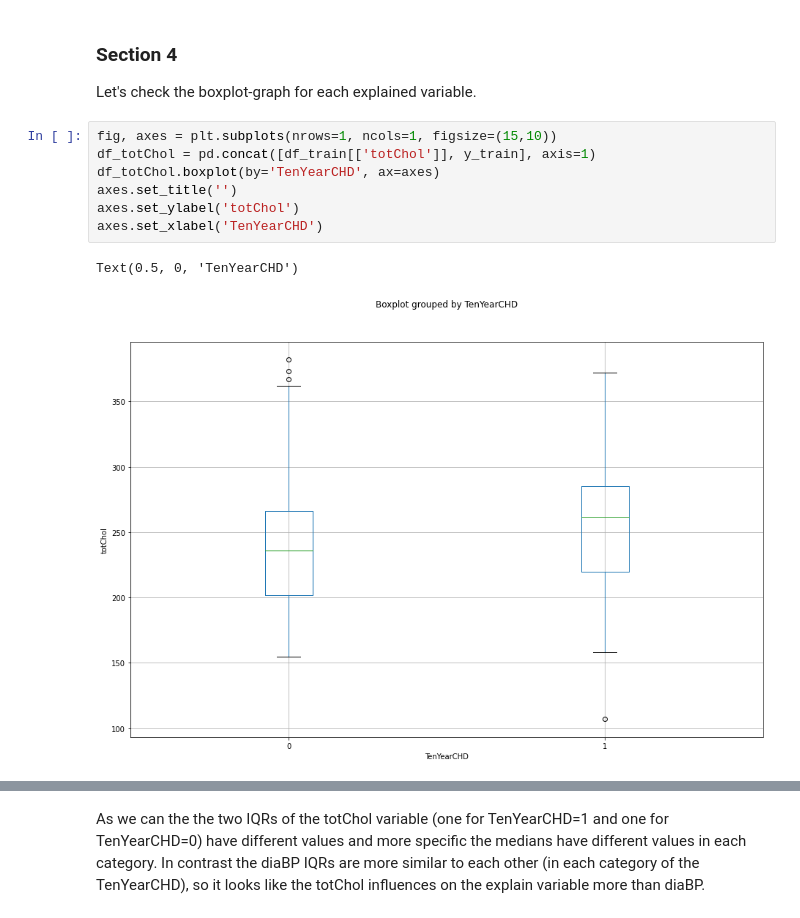
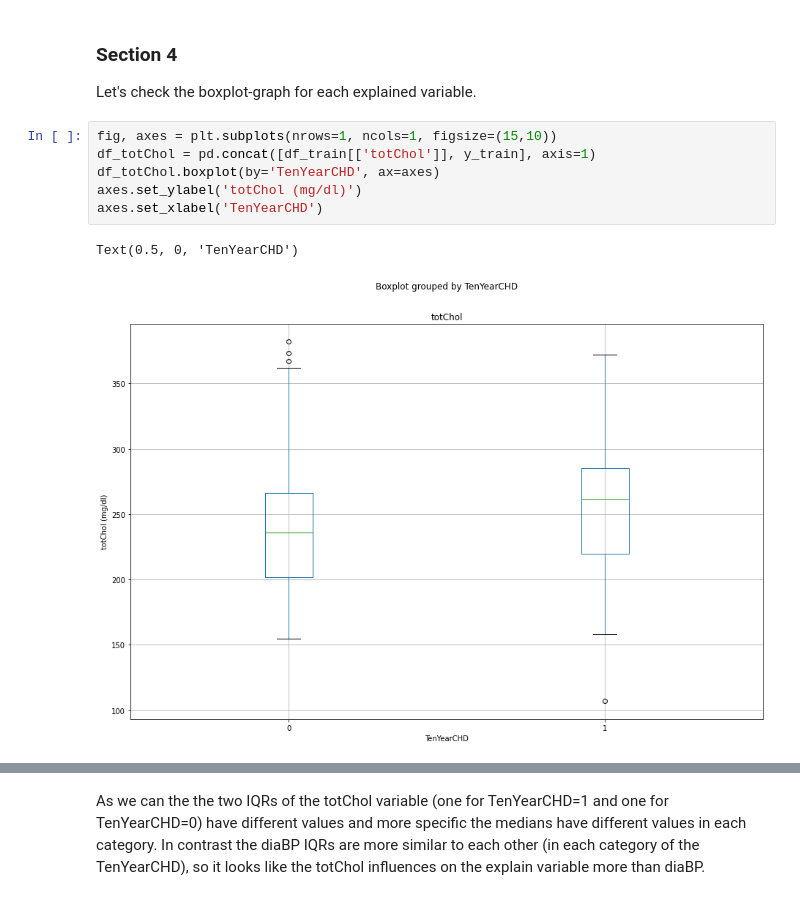
Before and after one commit to dvirla/Advanced-Statistical-Analysis, a Jupyter notebook: ProjectEx3_206330342_316250877.ipynb, the cells around one changed output, grey strips where cells are left out. Drawn from its saved outputs; the diff is of its cells as text.

```diff
--- a/ProjectEx3_206330342_316250877.ipynb
+++ b/ProjectEx3_206330342_316250877.ipynb
@@ -330,13 +339,12 @@ Let's check the boxplot-graph for each explained variable.
 # %%
 fig, axes = plt.subplots(nrows=1, ncols=1, figsize=(15,10))
 df_totChol = pd.concat([df_train[['totChol']], y_train], axis=1)
 df_totChol.boxplot(by='TenYearCHD', ax=axes)
-axes.set_title('')
-axes.set_ylabel('totChol')
+axes.set_ylabel('totChol (mg/dl)')
 axes.set_xlabel('TenYearCHD')
 # %% [output]
 Text(0.5, 0, 'TenYearCHD')
-[figure, old version]
+[figure, new version]
 # %%
 fig, axes = plt.subplots(nrows=1, ncols=1, figsize=(15,10))
 df_diaBP = pd.concat([df_train[['diaBP']], y_train], axis=1)
```
Also changed, not shown: parts of 13 cells of this notebook.
